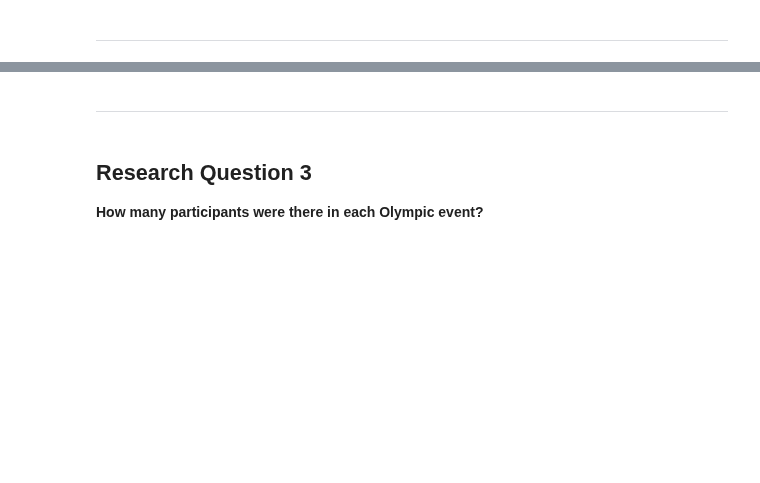
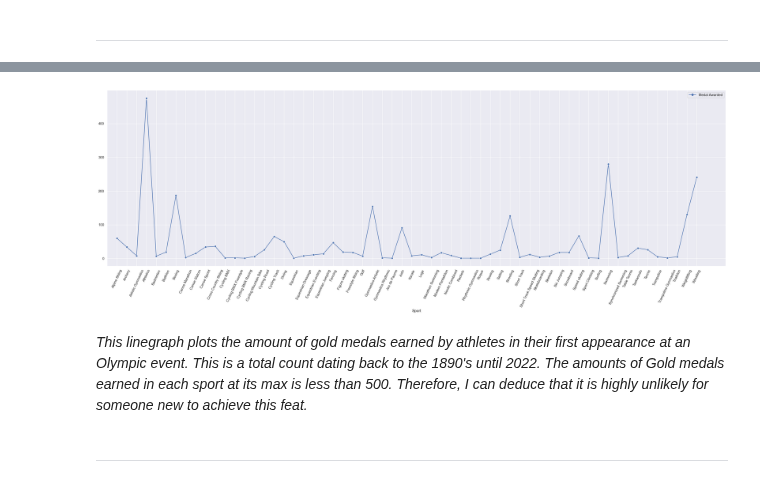
Before and after one commit to ubco-W2022T2-data301/project-group-group17, a Jupyter notebook: analysis/notebooks/analysis_dylan.ipynb, the cells around one changed output, grey strips where cells are left out. Cells and saved outputs as stored; diff of their text form; code cells hidden in the pictures; blank space fills up the shorter version.

```diff
--- a/analysis/notebooks/analysis_dylan.ipynb
+++ b/analysis/notebooks/analysis_dylan.ipynb
@@ -247,0 +179,3 @@ Research2_DF
+# %%
+mergedDF = mergedDF.reset_index(drop=True)
+mergedDF
@@ -248,5 +196,22 @@ Research2_DF
+# %%
+Gold = mergedDF[mergedDF['Medal Awarded'] == 'GOLD']
+Silver = mergedDF[mergedDF['Medal Awarded'] == 'SILVER']
+Bronze = mergedDF[mergedDF['Medal Awarded'] == 'BRONZE']
+# %%
+Goldticks = Gold['Sport'].unique()
+# %%
+goldPerSport = Gold[['Sport', 'Medal Awarded']].groupby('Sport').count()
+# %%
+sns.set_theme(style='darkgrid')
+plt.figure(figsize=(35,10))
+sns.lineplot(goldPerSport,markers=True)
+sns.despine
+plt.xlim(-1)
+plt.xticks(Goldticks, rotation=65)
+None
+# %% [output]
+[figure, added]
+# %% [markdown]
+*This linegraph plots the amount of gold medals earned by athletes in their first appearance at an Olympic event. This is a total count dating back to the 1890's until 2022. The amounts of Gold medals earned in each sport at its max is less than 500. Therefore, I can deduce that it is highly unlikely for someone new to achieve this feat.*
 # %% [markdown]
 ---
-# %% [markdown]
-## Research Question 3
-**How many participants were there in each Olympic event?**
```
Also changed, not shown: parts of 30 cells of this notebook.
